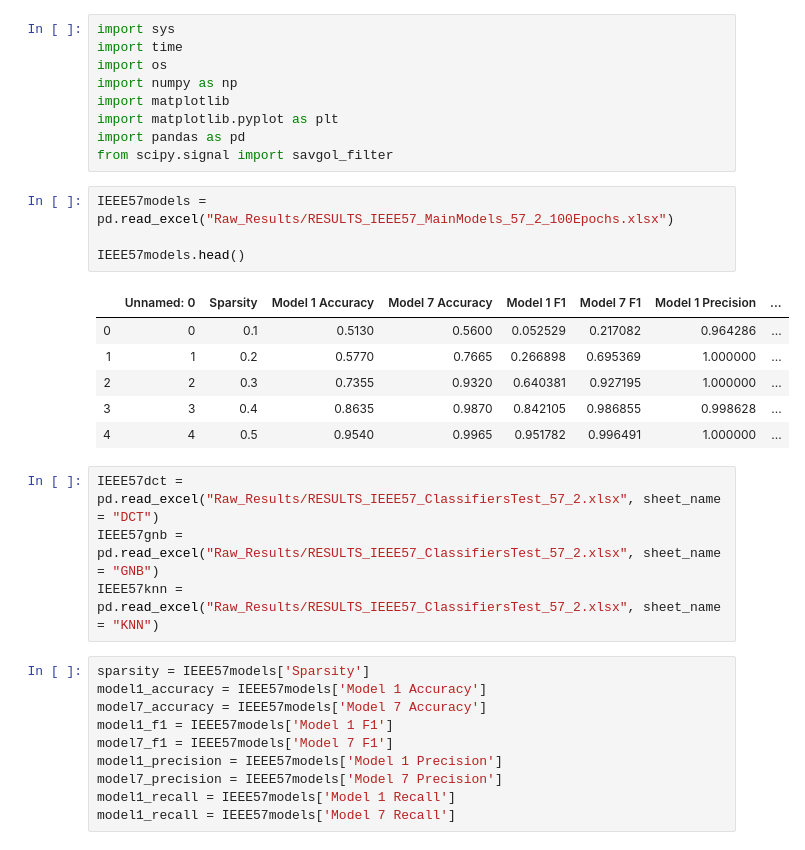
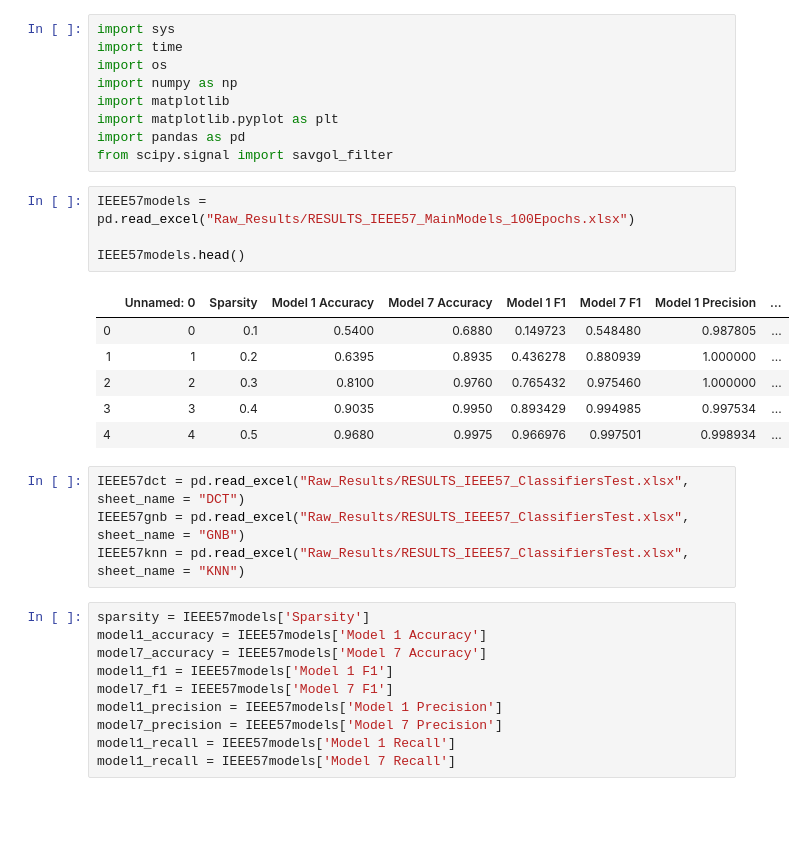
Before and after one commit to jsakhnin/DL_FDI, a Jupyter notebook: Plots and Figures/IEEE57_ResultProcessing.ipynb, the cells around one changed output. Drawn from its saved outputs; the diff is of its cells as text; blank space fills up the shorter version.

```diff
--- a/Plots and Figures/IEEE57_ResultProcessing.ipynb
+++ b/Plots and Figures/IEEE57_ResultProcessing.ipynb
@@ -8,20 +8,20 @@ import matplotlib.pyplot as plt
 import pandas as pd
 from scipy.signal import savgol_filter
 # %%
-IEEE57models = pd.read_excel("Raw_Results/RESULTS_IEEE57_MainModels_57_2_100Epochs.xlsx")
+IEEE57models = pd.read_excel("Raw_Results/RESULTS_IEEE57_MainModels_100Epochs.xlsx")
 
 IEEE57models.head()
 # %% [output]
 |  | Unnamed: 0 | Sparsity | Model 1 Accuracy | Model 7 Accuracy | Model 1 F1 | Model 7 F1 | Model 1 Precision | ... |
-| 0 | 0 | 0.1 | 0.5130 | 0.5600 | 0.052529 | 0.217082 | 0.964286 | ... |
-| 1 | 1 | 0.2 | 0.5770 | 0.7665 | 0.266898 | 0.695369 | 1.000000 | ... |
-| 2 | 2 | 0.3 | 0.7355 | 0.9320 | 0.640381 | 0.927195 | 1.000000 | ... |
-| 3 | 3 | 0.4 | 0.8635 | 0.9870 | 0.842105 | 0.986855 | 0.998628 | ... |
-| 4 | 4 | 0.5 | 0.9540 | 0.9965 | 0.951782 | 0.996491 | 1.000000 | ... |
+| 0 | 0 | 0.1 | 0.5400 | 0.6880 | 0.149723 | 0.548480 | 0.987805 | ... |
+| 1 | 1 | 0.2 | 0.6395 | 0.8935 | 0.436278 | 0.880939 | 1.000000 | ... |
+| 2 | 2 | 0.3 | 0.8100 | 0.9760 | 0.765432 | 0.975460 | 1.000000 | ... |
+| 3 | 3 | 0.4 | 0.9035 | 0.9950 | 0.893429 | 0.994985 | 0.997534 | ... |
+| 4 | 4 | 0.5 | 0.9680 | 0.9975 | 0.966976 | 0.997501 | 0.998934 | ... |
 # %%
-IEEE57dct = pd.read_excel("Raw_Results/RESULTS_IEEE57_ClassifiersTest_57_2.xlsx", sheet_name = "DCT")
-IEEE57gnb = pd.read_excel("Raw_Results/RESULTS_IEEE57_ClassifiersTest_57_2.xlsx", sheet_name = "GNB")
-IEEE57knn = pd.read_excel("Raw_Results/RESULTS_IEEE57_ClassifiersTest_57_2.xlsx", sheet_name = "KNN")
+IEEE57dct = pd.read_excel("Raw_Results/RESULTS_IEEE57_ClassifiersTest.xlsx", sheet_name = "DCT")
+IEEE57gnb = pd.read_excel("Raw_Results/RESULTS_IEEE57_ClassifiersTest.xlsx", sheet_name = "GNB")
+IEEE57knn = pd.read_excel("Raw_Results/RESULTS_IEEE57_ClassifiersTest.xlsx", sheet_name = "KNN")
 # %%
 sparsity = IEEE57models['Sparsity']
 model1_accuracy = IEEE57models['Model 1 Accuracy']
```
Also changed, not shown: parts of 3 cells of this notebook, 16 other files.
